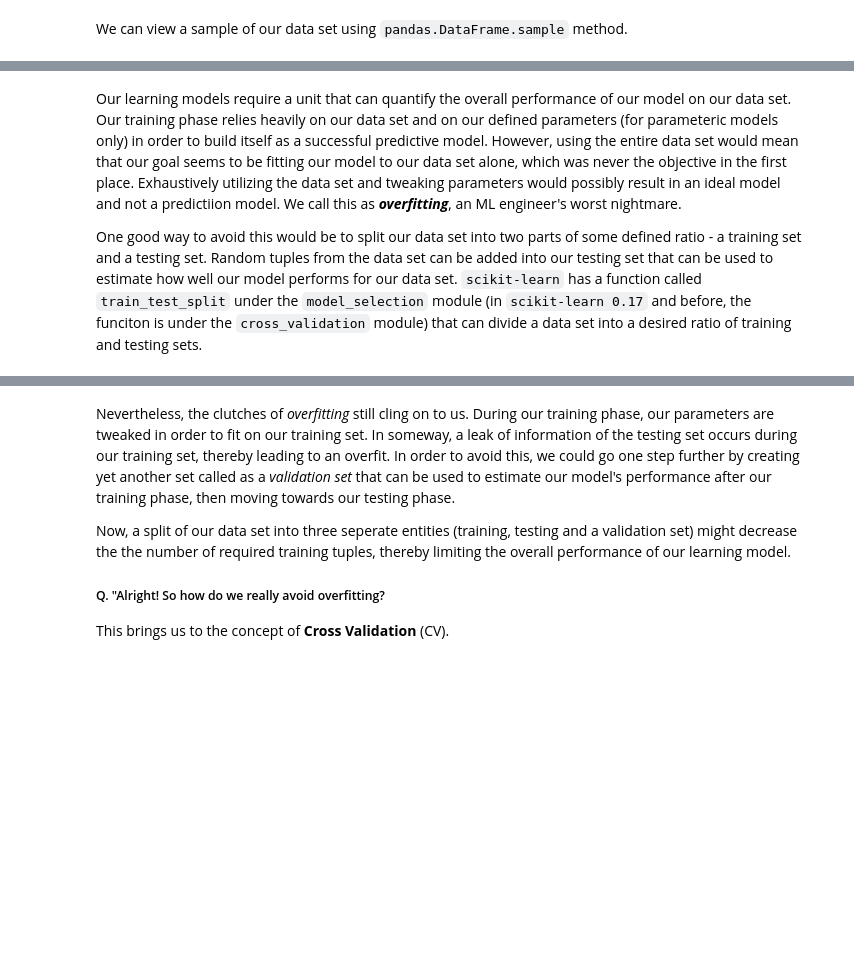
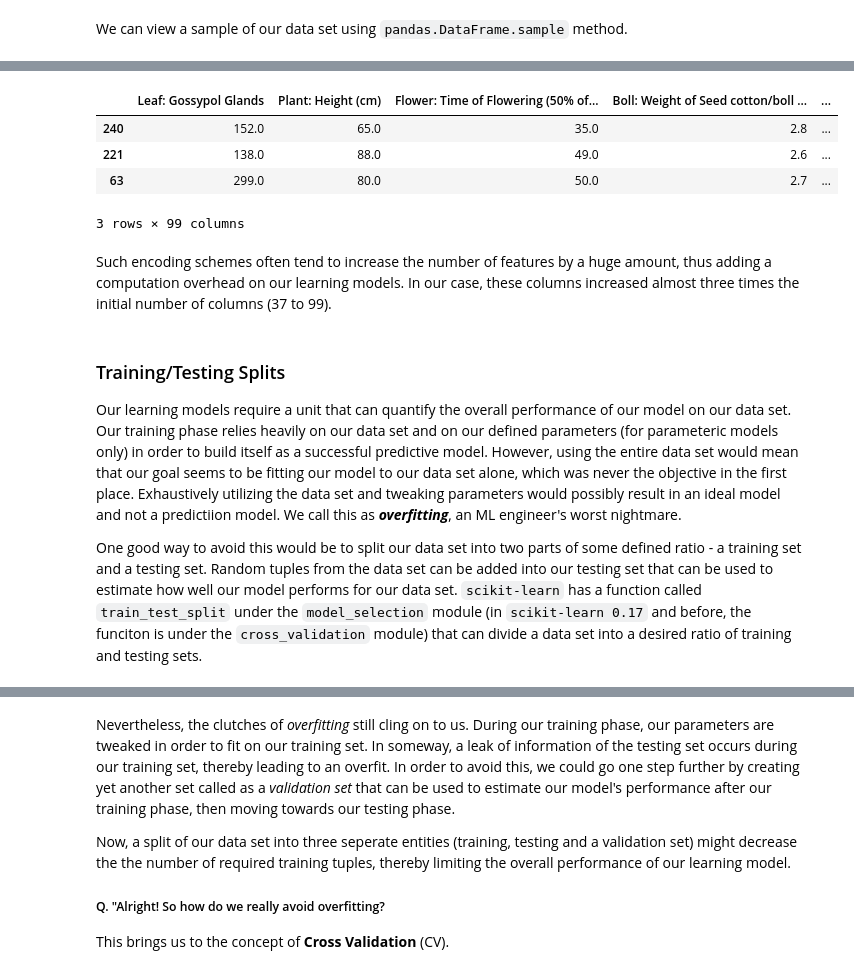
Before and after one commit to achillesrasquinha/brains-from-scratch, a Jupyter notebook: Brains from Scratch - Machine Learning for dummies.ipynb, the cells around one changed output, grey strips where cells are left out. Cells and saved outputs as stored; diff of their text form; code cells hidden in the pictures; blank space fills up the shorter version.

```diff
--- a/Brains from Scratch - Machine Learning for dummies.ipynb
+++ b/Brains from Scratch - Machine Learning for dummies.ipynb
@@ -1469,4 +1488,17 @@ df.sample(number_of_samples)
+# %%
+df = pd.get_dummies(df, prefix_sep = ' ')
+df.sample(number_of_samples)
+# %% [output]
+|  | Leaf: Gossypol Glands | Plant: Height (cm) | Flower: Time of Flowering (50% of... | Boll: Weight of Seed cotton/boll ... | ... |
+| 240 | 152.0 | 65.0 | 35.0 | 2.8 | ... |
+| 221 | 138.0 | 88.0 | 49.0 | 2.6 | ... |
+| 63 | 299.0 | 80.0 | 50.0 | 2.7 | ... |
+3 rows × 99 columns
+# %% [markdown]
+Such encoding schemes often tend to increase the number of features by a huge amount, thus adding a computation overhead on our learning models. In our case, these columns increased almost three times the initial number of columns (37 to 99).
 # %% [markdown]
+### Training/Testing Splits
+
 Our learning models require a unit that can quantify the overall performance of our model on our data set. Our training phase relies heavily on our data set and on our defined parameters (for parameteric models only) in order to build itself as a successful predictive model. However, using the entire data set would mean that our goal seems to be fitting our model to our data set alone, which was never the objective in the first place. Exhaustively utilizing the data set and tweaking parameters would possibly result in an ideal model and not a predictiion model. We call this as ***overfitting***, an ML engineer's worst nightmare.
 
 One good way to avoid this would be to split our data set into two parts of some defined ratio - a training set and a testing set. Random tuples from the data set can be added into our testing set that can be used to estimate how well our model performs for our data set. `scikit-learn` has a function called `train_test_split` under the `model_selection` module (in `scikit-learn 0.17` and before, the funciton is under the `cross_validation` module) that can divide a data set into a desired ratio of training and testing sets.
```
Also changed, not shown: parts of 8 cells of this notebook, 1 other file.
